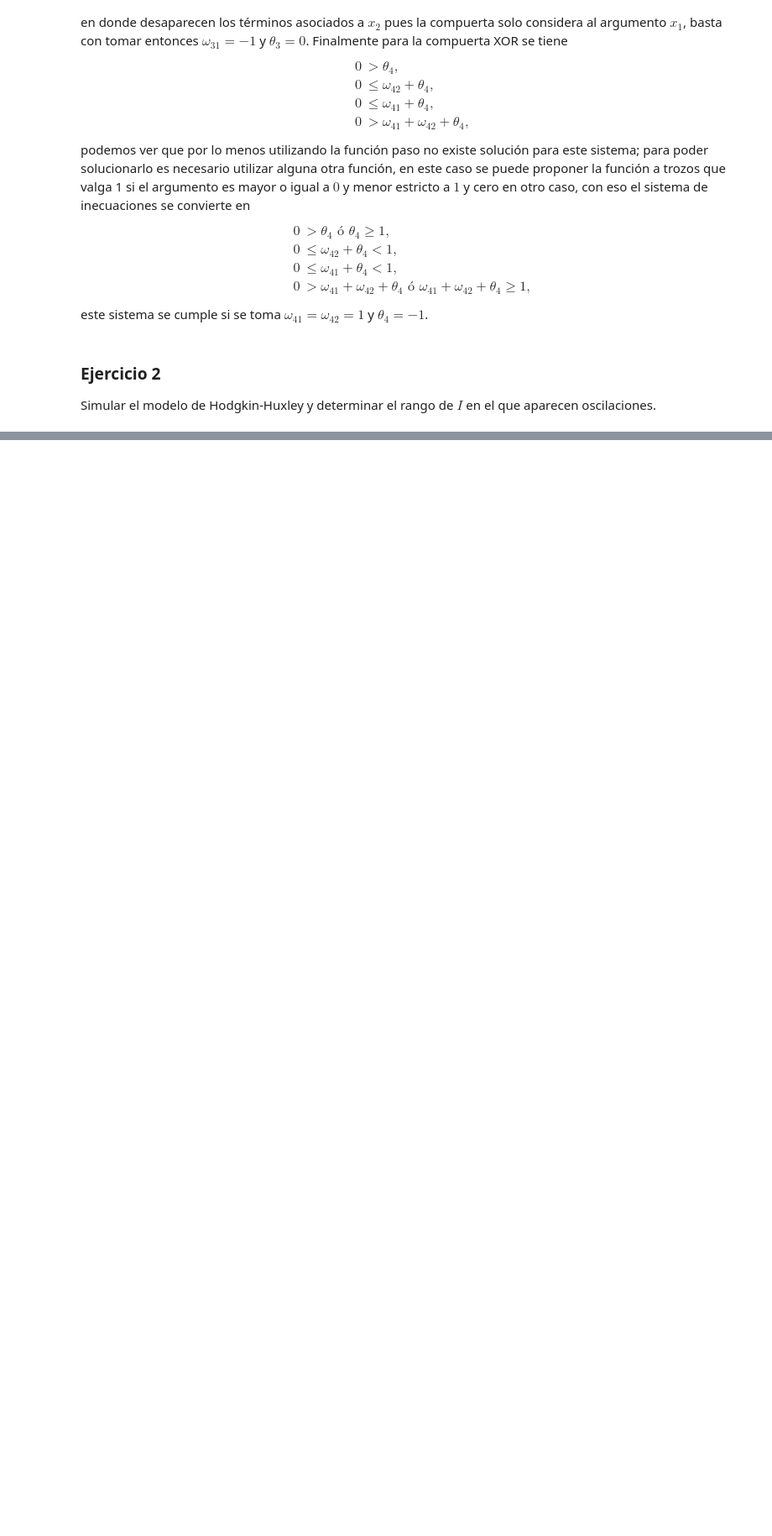
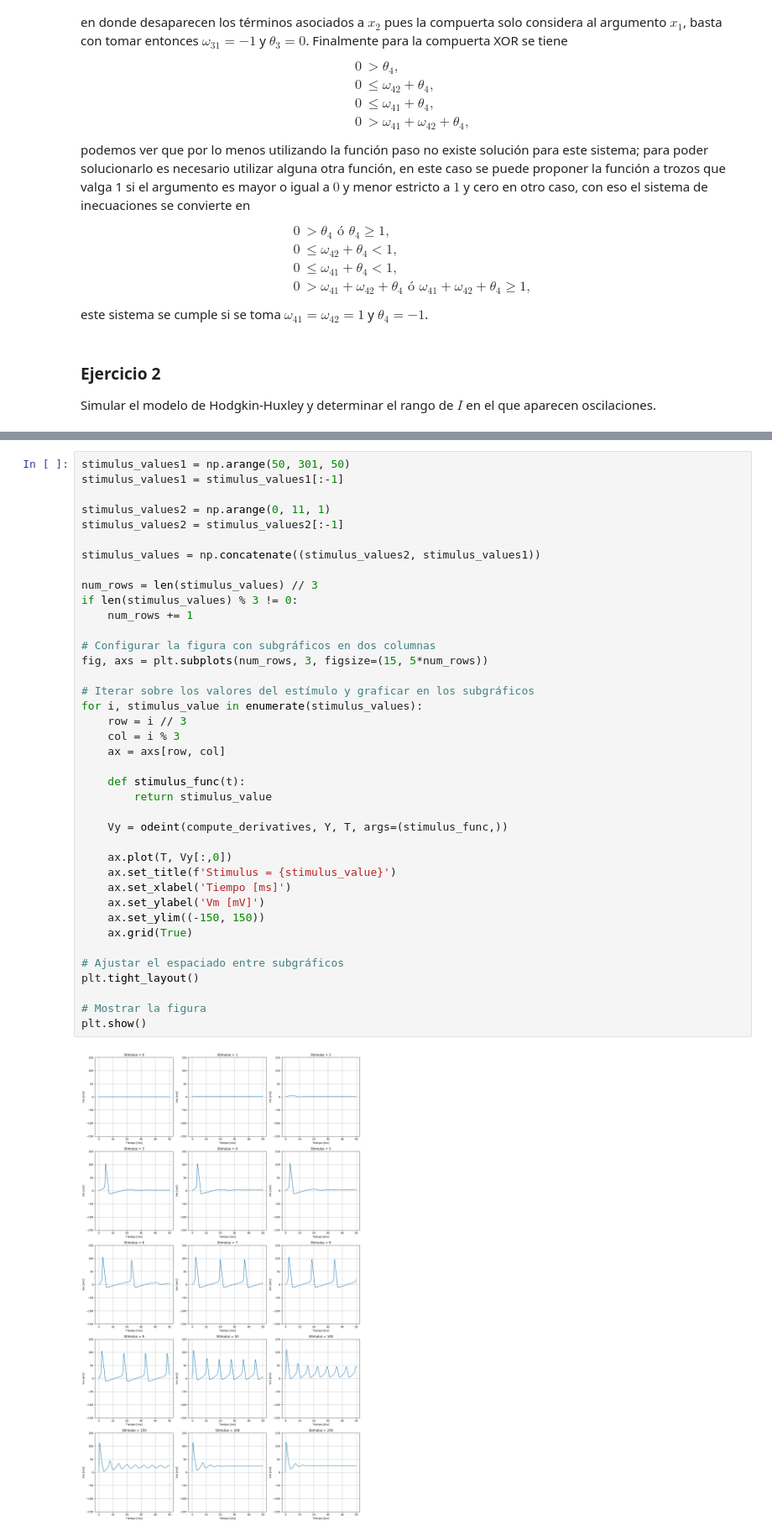
Before and after one commit to ashybabashyba/RedesComplejasUGR, a Jupyter notebook: NotebookPrincipal.ipynb, the cells around one changed output, grey strips where cells are left out. Shown at 84% size. Saved outputs shown, nothing was run; the diff lists cells and outputs as text; blank space fills up the shorter version.

```diff
--- a/NotebookPrincipal.ipynb
+++ b/NotebookPrincipal.ipynb
@@ -848,0 +860,41 @@ Vy = odeint(compute_derivatives, Y, T)
+# %%
+stimulus_values1 = np.arange(50, 301, 50)
+stimulus_values1 = stimulus_values1[:-1]
+
+stimulus_values2 = np.arange(0, 11, 1)
+stimulus_values2 = stimulus_values2[:-1]
+
+stimulus_values = np.concatenate((stimulus_values2, stimulus_values1))
+
+num_rows = len(stimulus_values) // 3
+if len(stimulus_values) % 3 != 0:
+    num_rows += 1
+
+# Configurar la figura con subgráficos en dos columnas
+fig, axs = plt.subplots(num_rows, 3, figsize=(15, 5*num_rows))
+
+# Iterar sobre los valores del estímulo y graficar en los subgráficos
+for i, stimulus_value in enumerate(stimulus_values):
+    row = i // 3
+    col = i % 3
+    ax = axs[row, col]
+
+    def stimulus_func(t):
+        return stimulus_value
+
+    Vy = odeint(compute_derivatives, Y, T, args=(stimulus_func,))
+
+    ax.plot(T, Vy[:,0])
+    ax.set_title(f'Stimulus = {stimulus_value}')
+    ax.set_xlabel('Tiempo [ms]')
+    ax.set_ylabel('Vm [mV]')
+    ax.set_ylim((-150, 150))
+    ax.grid(True)
+
+# Ajustar el espaciado entre subgráficos
+plt.tight_layout()
+
+# Mostrar la figura
+plt.show()
+# %% [output]
+[figure, added]
```
Also changed, not shown: parts of 4 cells of this notebook.
